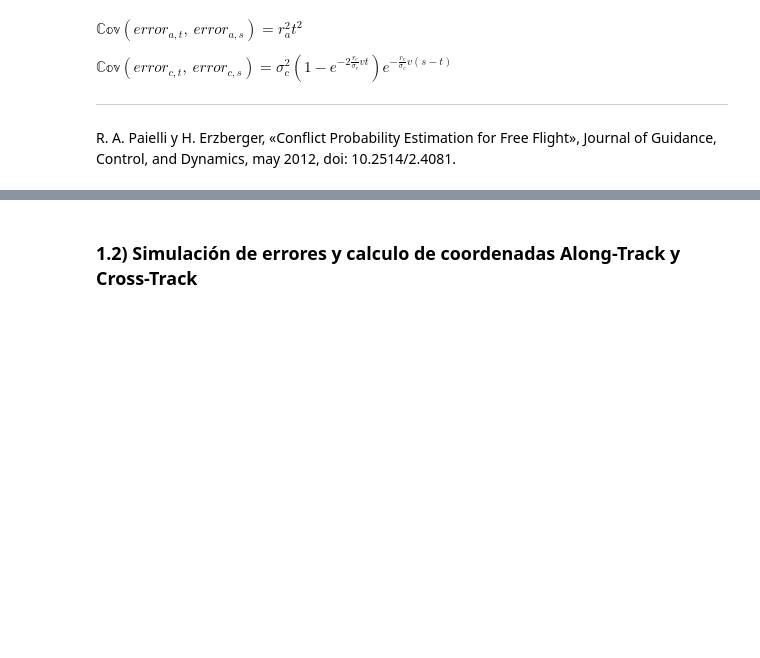
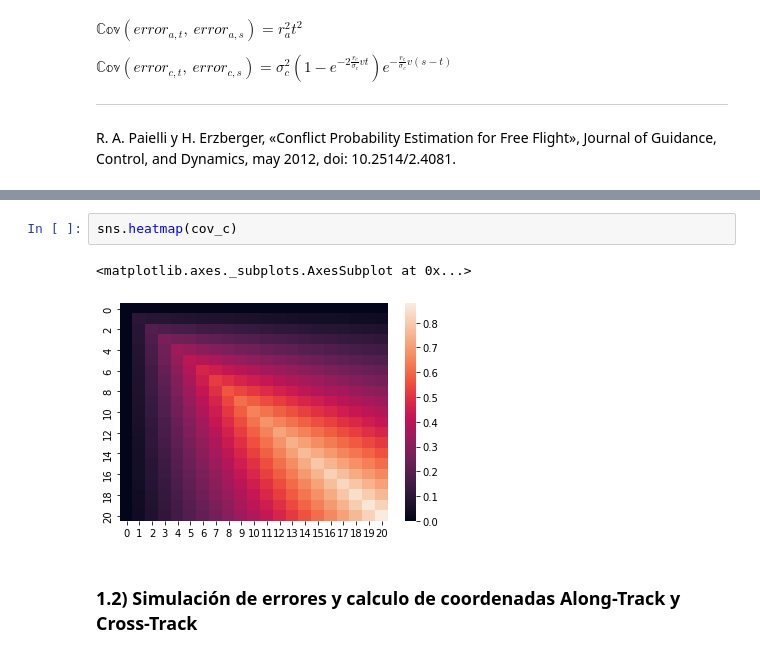
Before and after one commit to AnIsAsPe/Estimacion-probabilidad-conflicto-en-trayectorias-de-vuelos-paralelos, a Jupyter notebook: Notebooks/Estimación_probabilidad_de_conflicto_en_trayectorias_de_vuelo_MonteCarlo.ipynb, the cells around one changed output, grey strips where cells are left out. Cells and saved outputs as stored; diff of their text form; blank space fills up the shorter version.

```diff
--- a/Notebooks/Estimación_probabilidad_de_conflicto_en_trayectorias_de_vuelo_MonteCarlo.ipynb
+++ b/Notebooks/Estimación_probabilidad_de_conflicto_en_trayectorias_de_vuelo_MonteCarlo.ipynb
@@ -190,3 +190,8 @@ sns.heatmap(cov_a)
+# %%
+sns.heatmap(cov_c)
+# %% [output]
+<matplotlib.axes._subplots.AxesSubplot at 0x...>
+[figure, added]
 # %% [markdown]
 ### 1.2) Simulación de errores y calculo de coordenadas Along-Track y Cross-Track
 # %%
```
Also changed, not shown: parts of 10 cells of this notebook.
